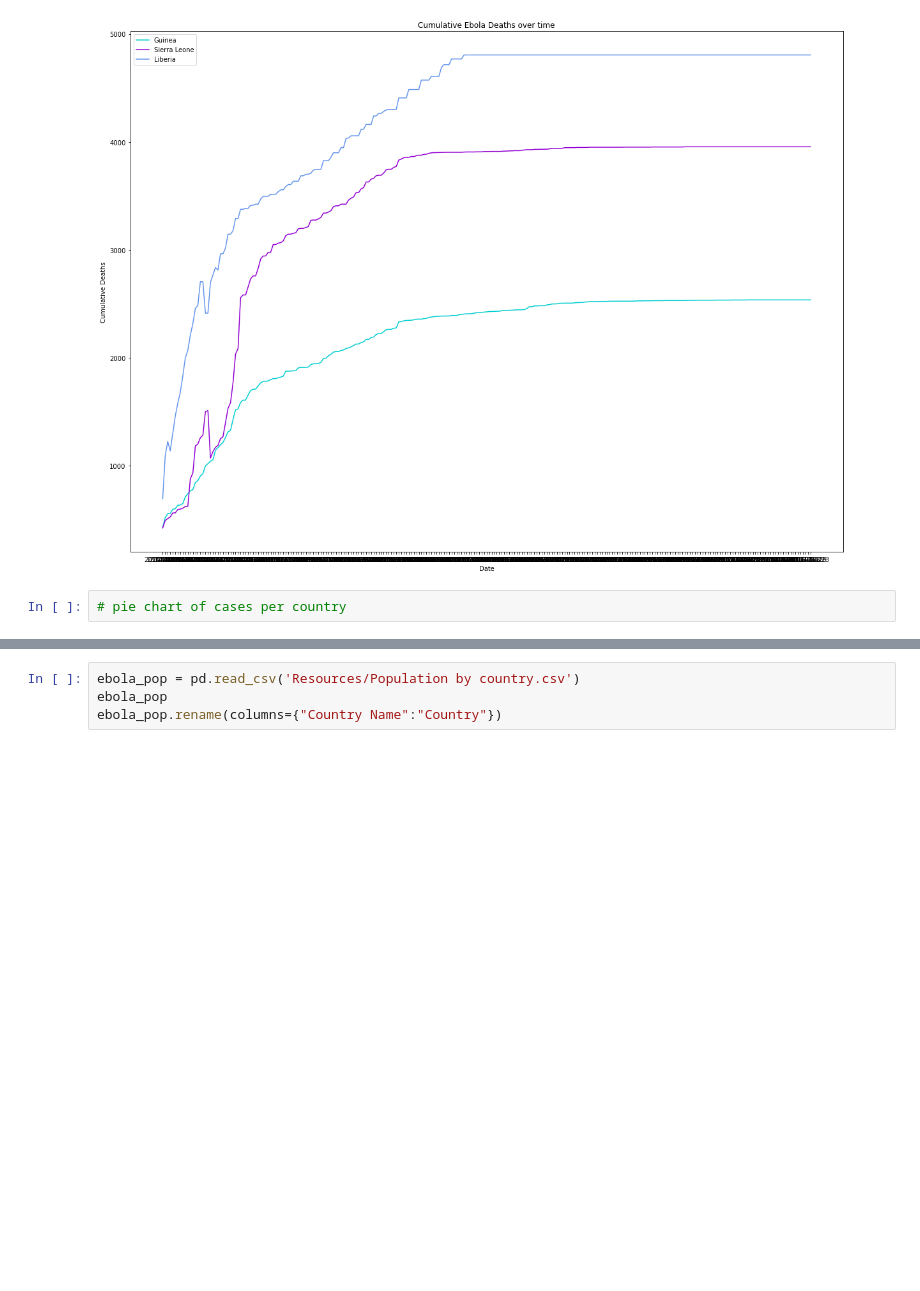
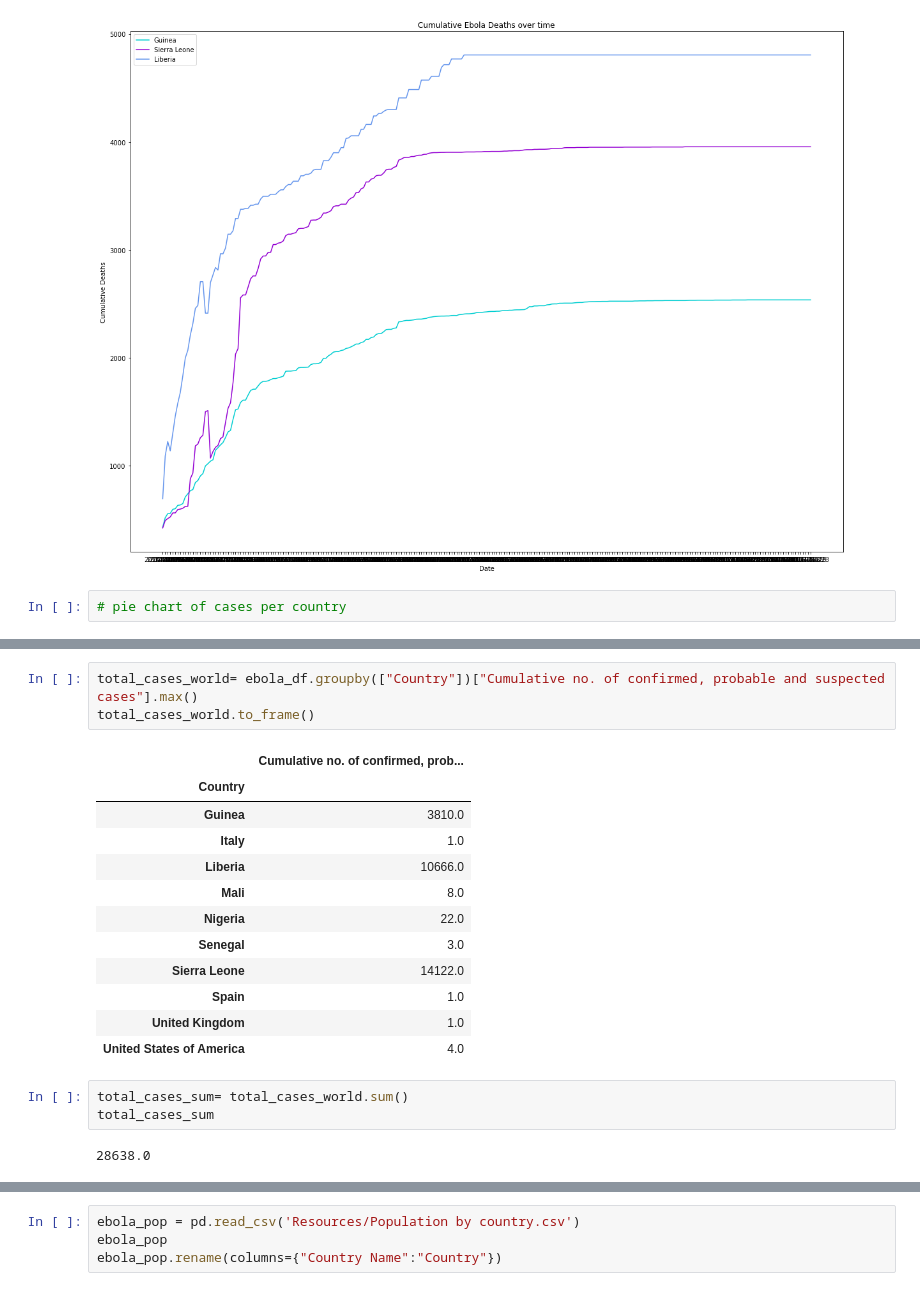
Before and after one commit to erharker/Json-s-and-the-pretty-pprintcesses, a Jupyter notebook: Ebola SARS.ipynb, the cells around one changed output, grey strips where cells are left out. Saved outputs shown, nothing was run; the diff lists cells and outputs as text; blank space fills up the shorter version.

```diff
--- a/Ebola SARS.ipynb
+++ b/Ebola SARS.ipynb
@@ -207,0 +219,21 @@ Text(0.5, 1.0, 'Total ebola cases per country')
+# %%
+total_cases_world= ebola_df.groupby(["Country"])["Cumulative no. of confirmed, probable and suspected cases"].max()
+total_cases_world.to_frame()
+# %% [output]
+|  | Cumulative no. of confirmed, prob... |
+| Country |  |
+| Guinea | 3810.0 |
+| Italy | 1.0 |
+| Liberia | 10666.0 |
+| Mali | 8.0 |
+| Nigeria | 22.0 |
+| Senegal | 3.0 |
+| Sierra Leone | 14122.0 |
+| Spain | 1.0 |
+| United Kingdom | 1.0 |
+| United States of America | 4.0 |
+# %%
+total_cases_sum= total_cases_world.sum()
+total_cases_sum
+# %% [output]
+28638.0
```
Also changed, not shown: parts of 13 cells of this notebook, 2 other files.
